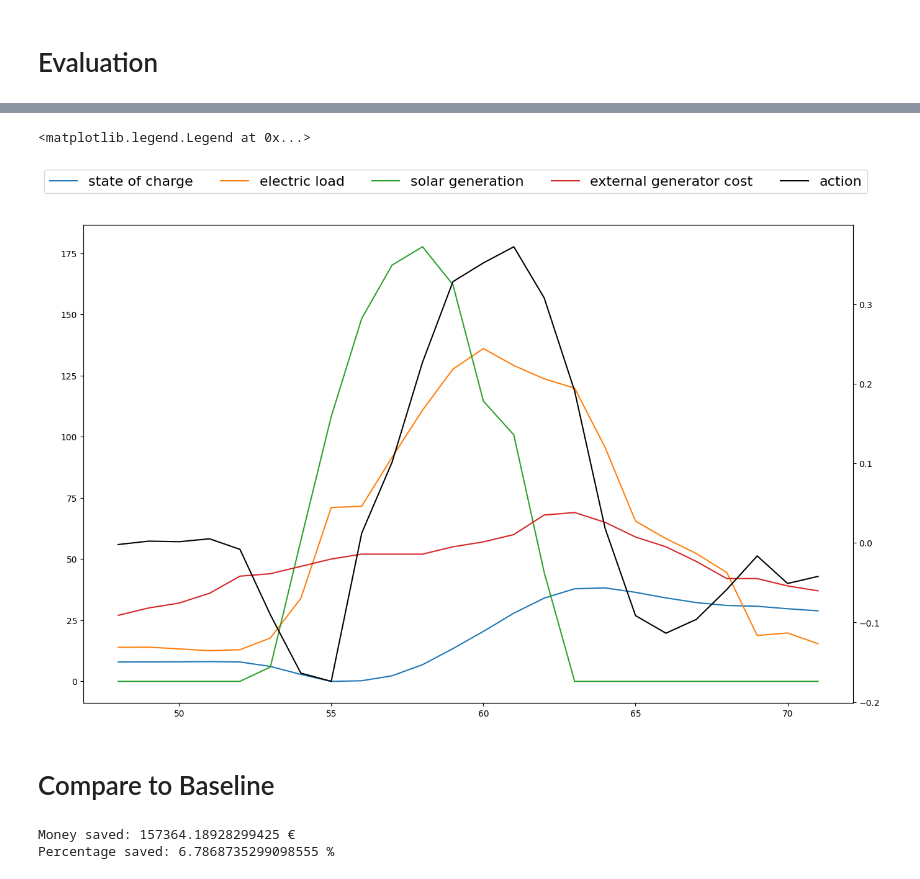
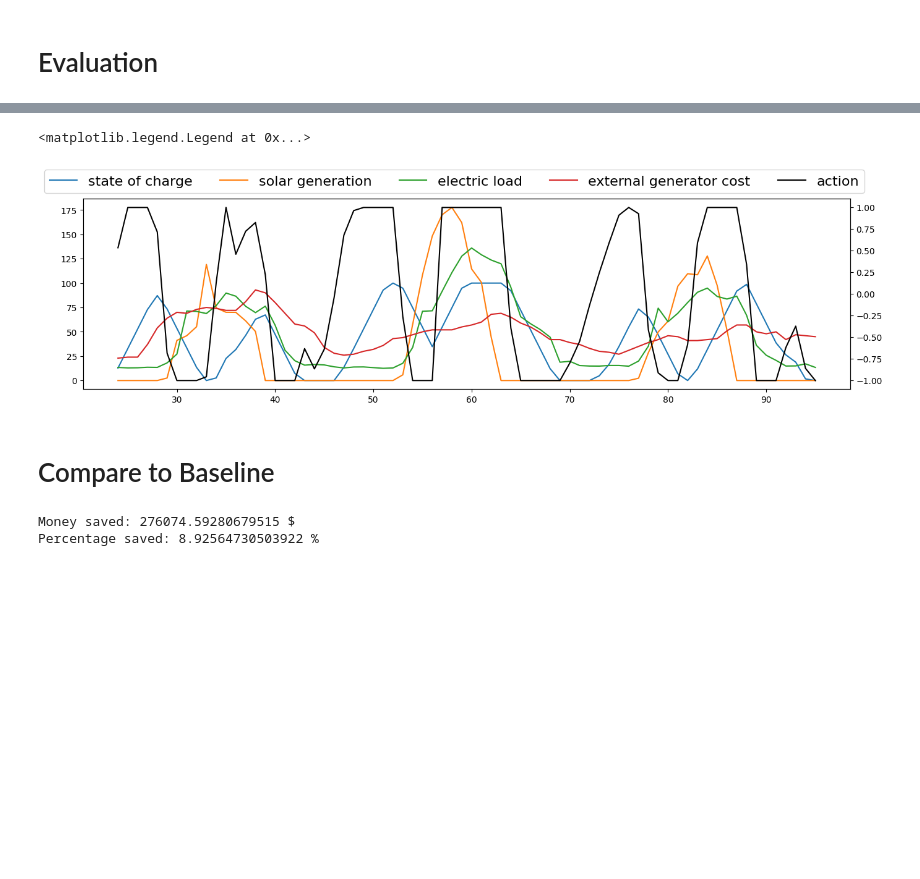
Before and after one commit to the-guti/ugrip-energy, a Jupyter notebook: reinforcement_learning_sample_implementation.ipynb, the cells around one changed output, grey strips where cells are left out. Saved outputs shown, nothing was run; the diff lists cells and outputs as text; code cells hidden in the pictures; blank space fills up the shorter version.

```diff
--- a/reinforcement_learning_sample_implementation.ipynb
+++ b/reinforcement_learning_sample_implementation.ipynb
@@ -26,7 +26,7 @@ env = VecNormalize(env, norm_obs=True, norm_reward=True)
 # %%
 # Train with PPO :-)
 model = PPO("MlpPolicy", env, verbose=1, gamma=0.95)
-model.learn(total_timesteps=1000000)
+model.learn(total_timesteps=5000000)
 # Store the trained Model and environment stats (which are needed as we are standadizing the observations and reward using VecNormalize())
 model.save(RL_PATH + 'model')
 env.save(RL_PATH + 'env.pkl')
@@ -85,25 +85,25 @@ trajectory = pd.DataFrame({
         'reward': rewards
     })
 # %%
-plot_data = trajectory[48:72]
+plot_data = trajectory[24:96]
 observation_df = plot_data['observations'].apply(pd.Series)
 
-plt.rcParams["figure.figsize"] = (16,10)
+plt.rcParams["figure.figsize"] = (16,4)
 
 fig, ax = plt.subplots()
 ax.plot(observation_df[0], label = 'state of charge')
+ax.plot(observation_df[6], label = 'solar generation')
 ax.plot(observation_df[1], label = 'electric load')
-ax.plot(observation_df[6], label = 'solar generation')
 ax.plot(observation_df[10], label = 'external generator cost')
 # ax.plot(plot_data['excess_energy'], label = 'excess energy')
 # ax.plot(plot_data['electricity_consumption'], label = 'electricity consumption')
 
 ax1 = ax.twinx()
 ax1.plot(plot_data['action'], label = 'action', color = 'black')
 fig.legend(bbox_to_anchor=[0.5, 0.95], loc = 'center', ncol=5, prop={'size': 16})
 # %% [output]
 <matplotlib.legend.Legend at 0x...>
-[figure, old version]
+[figure, new version]
 # %% [markdown]
 # Compare to Baseline
 # %%
@@ -134,11 +134,11 @@ baseline_total_costs = sum(baseline_costs)
 # %%
 money_saved = baseline_total_costs - total_costs
 percentage_saved = money_saved / baseline_total_costs * 100
-print(f'Money saved: {money_saved} €')
+print(f'Money saved: {money_saved} $')
 print(f'Percentage saved: {percentage_saved} %')
 # %% [output]
-Money saved: 157364.18928299425 €
-Percentage saved: 6.7868735299098555 %
+Money saved: 276074.59280679515 $
+Percentage saved: 8.92564730503922 %
 # %%
 env.training = False
 
```
Also changed, not shown: parts of 3 cells of this notebook.
